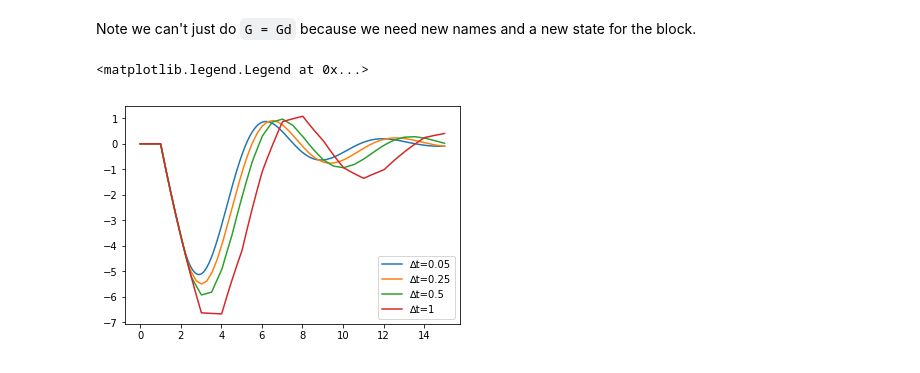
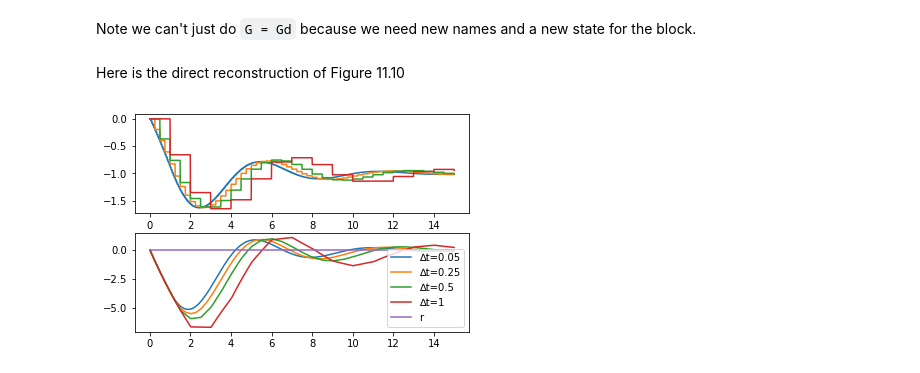
Before and after one commit to alchemyst/Dynamics-and-Control, a Jupyter notebook: 2_Control/6_Discrete_control_and_analysis/Discrete PI.ipynb, the cells around one changed output. Drawn from its saved outputs; the diff is of its cells as text; code cells hidden in the pictures.

Commit message:
Add limits and setpoint tracking to discrete PI

```diff
--- a/2_Control/6_Discrete_control_and_analysis/Discrete PI.ipynb
+++ b/2_Control/6_Discrete_control_and_analysis/Discrete PI.ipynb
@@ -10,14 +10,19 @@ import fopdtitae
 import numpy
 import matplotlib.pyplot as plt
 %matplotlib inline
+# %%
+def limit(u, umin, umax):
+    return max(umin, min(u, umax))
 # %%
 class DiscretePI(blocksim.Block):
-    def __init__(self, name, inputname, outputname, K, tau_I, deltat):
+    def __init__(self, name, inputname, outputname, K, tau_I, deltat, umin=-numpy.inf, umax=numpy.inf):
         super().__init__(name, inputname, outputname)
 
         self.K = K
         self.tau_I = tau_I
         self.deltat = deltat
+        self.umin = umin
+        self.umax = umax
         self.reset()
 
     def reset(self):
@@ -32,7 +37,7 @@ class DiscretePI(blocksim.Block):
             self.output = self.K*(e + self.eint/self.tau_I)
             self.nextsample += self.deltat
 
-        return self.output
+        return limit(self.output, self.umin, self.umax)
 
     def change_state(self, x):
         self.state = x
@@ -70,7 +76,7 @@ G = blocksim.LTI('G', 'u', 'yu',
                  Kp, [taup, 1], theta)
 # %%
 Gd = blocksim.LTI('G', 'd', 'yd',
-                  Kp, [taup, 1], theta)
+                  Kp, [taup, 1], 0)
 # %% [markdown]
 Note we can't just do `G = Gd` because we need new names and a new state for the block.
 # %%
@@ -84,14 +90,21 @@ ts = numpy.linspace(0, 15, 2000)
 # %%
 deltats = [0.05, 0.25, 0.5, 1]
 # %%
-for deltat in deltats:
-    Kc, tau_I = fopdtitae.parameters(Kp, taup, theta + deltat/2)
-    Gc = DiscretePI('Gc', 'e', 'u',
-                    Kc, tau_I, deltat)
-    diagram = blocksim.Diagram([G, Gd, Gc], sums, inputs)
-    outputs = diagram.simulate(ts)
-    plt.plot(ts, outputs['y'], label='∆t={}'.format(deltat))
-plt.legend()
+def simulate(controller, umin=-numpy.inf, umax=numpy.inf):
+    fig, (uaxis, yaxis) = plt.subplots(2, 1)
+    for deltat in deltats:
+        Kc, tau_I = fopdtitae.parameters(Kp, taup, theta + deltat/2)
+        Gc = controller('Gc', 'e', 'u',
+                        Kc, tau_I, deltat, umin, umax)
+        diagram = blocksim.Diagram([G, Gd, Gc], sums, inputs)
+        outputs = diagram.simulate(ts)
+        uaxis.plot(ts, outputs['u'])
+        yaxis.plot(ts, outputs['y'], label='∆t={}'.format(deltat))
+    yaxis.plot(ts, outputs['r'], label='r')
+    yaxis.legend()
-# %% [output]
-<matplotlib.legend.Legend at 0x...>
-[figure, removed]
+# %% [markdown]
+Here is the direct reconstruction of Figure 11.10
+# %%
+simulate(DiscretePI)
+# %% [output]
+[figure, added]
```
Also changed, not shown: parts of 14 cells of this notebook.
